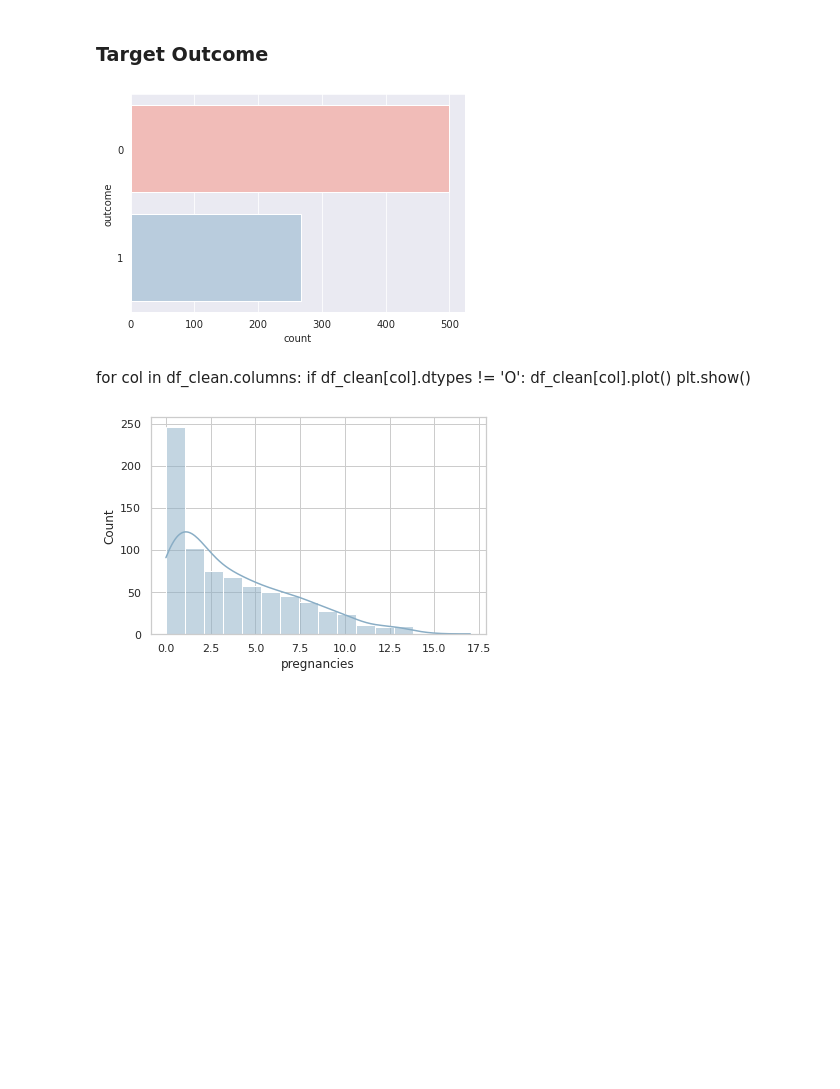
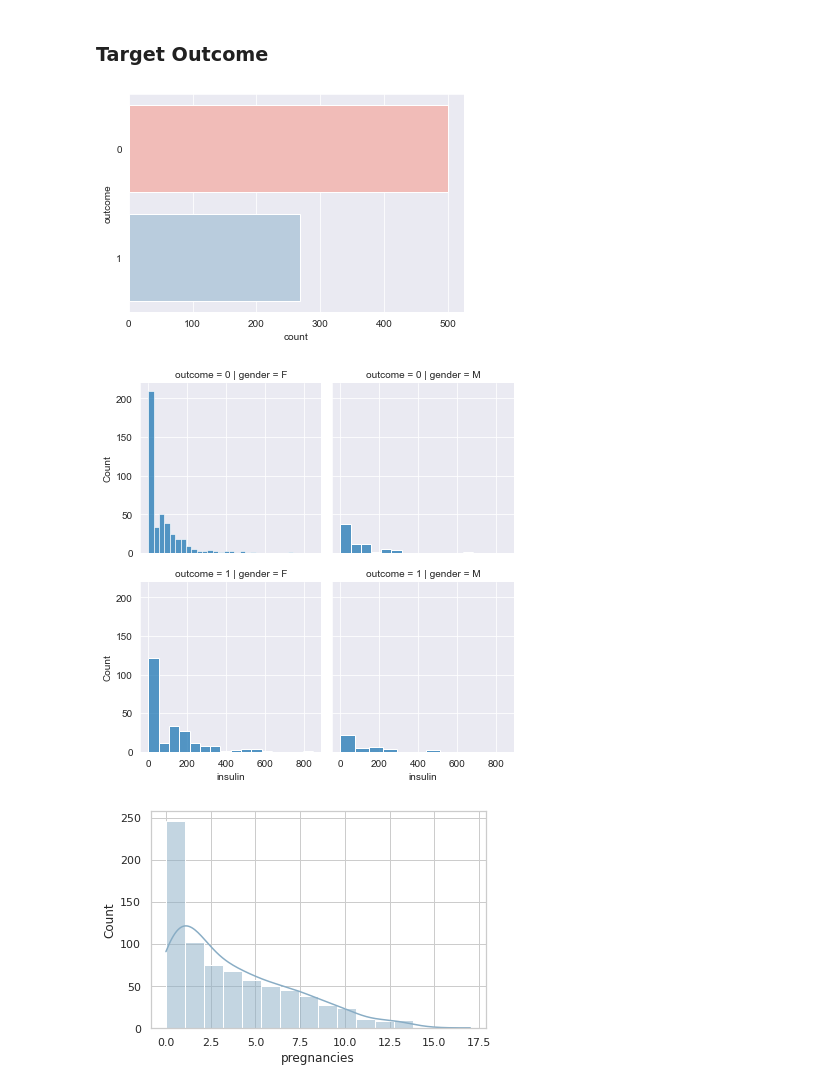
Before and after one commit to abdulwahabalsubit/Excercise, a Jupyter notebook: ensemble-ml-algorithms-bagging-boosting.ipynb, the cells around one changed output. Drawn from its saved outputs; the diff is of its cells as text; code cells hidden in the pictures; blank space fills up the shorter version.

```diff
--- a/ensemble-ml-algorithms-bagging-boosting.ipynb
+++ b/ensemble-ml-algorithms-bagging-boosting.ipynb
@@ -79,0 +111,3 @@ df.head()
+# %%
+
+df.loc[ df['skinthickness'] == 0 | np.isnan(df['skinthickness']), 'skinthickness' ] = df['skinthickness'].median()
@@ -97,3 +138,5 @@ df.head(1)
 # %% [output]
 |  | pregnancies | glucose | bloodpressure | skinthickness | insulin | bmi | diabetespedigreefunction | age | ... |
 | 0 | 6 | 148 | 72 | 35 | 0 | 33.6 | 0.627 | 50 | ... |
+# %%
+df['gender'] = np.where(df['pregnancies'] == 0, 'M','F')
@@ -145,9 +204,11 @@ Name: outcome, dtype: int64
 sns.set_style('darkgrid')
 sns.countplot( y = 'outcome', data = df, palette = 'Pastel1' );
 # %% [output]
-[figure, old version]
+[figure, new version]
-# %% [markdown]
-for col in df_clean.columns:
-    if df_clean[col].dtypes != 'O':
-        df_clean[col].plot() plt.show()
+# %%
+g = sns.FacetGrid(df, col='gender', row='outcome')
+
+g.map_dataframe(sns.histplot, x= 'insulin');
+# %% [output]
+[figure, added]
 # %%
```
Also changed, not shown: parts of 18 cells of this notebook.
